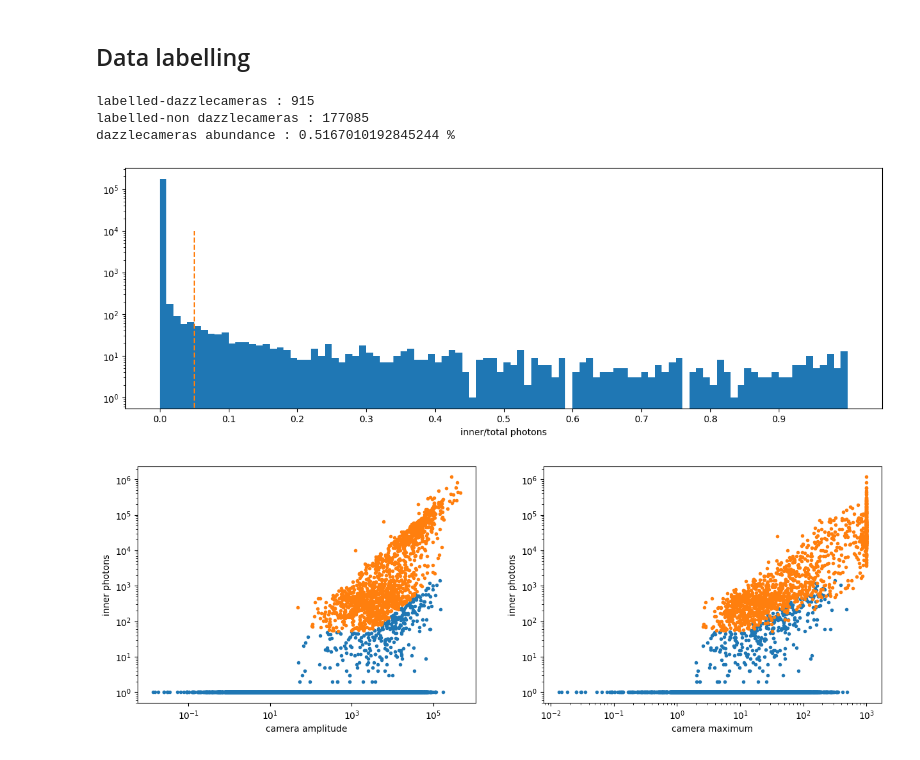
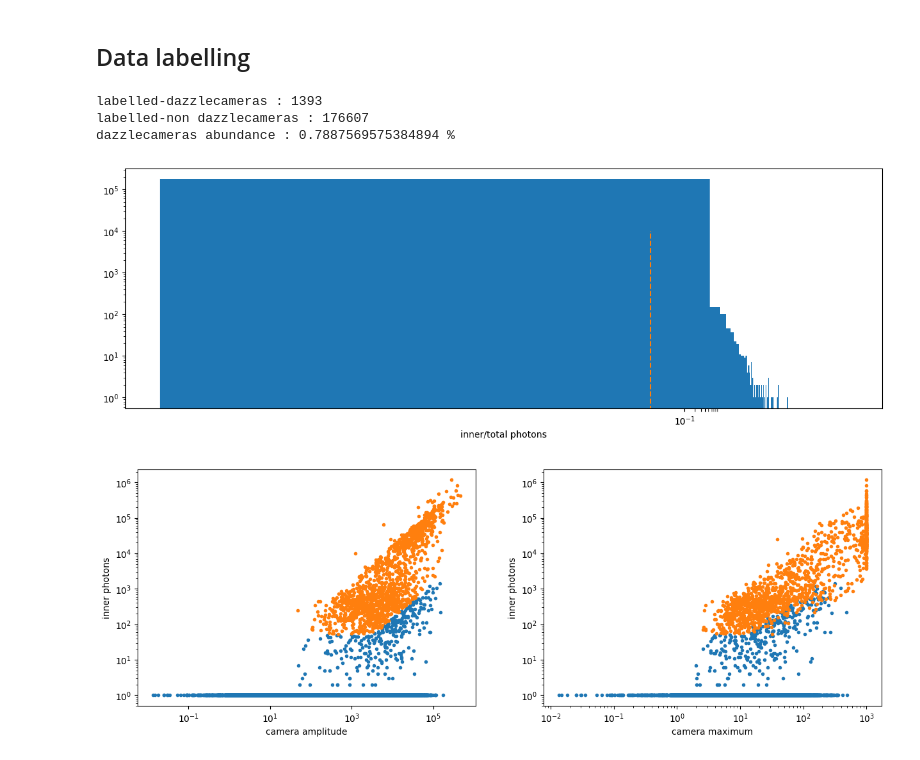
Before and after one commit to chiappo98/blinded_cameras, a Jupyter notebook: supervised_cnn.ipynb, the cells around one changed output. Cells and saved outputs as stored; diff of their text form; code cells hidden in the pictures.

```diff
--- a/supervised_cnn.ipynb
+++ b/supervised_cnn.ipynb
@@ -113,9 +113,9 @@ inner_ph_in_2 = ph_in_2[:,0].reshape(n_cam_in_grain_2, -1)
 inner_ph_in_3 = ph_in_3[:,0].reshape(n_cam_in_grain_3, -1)
 
 # inner_ratio_0 = (ph_in_0[:,0]/ph_in_0[:,1]).reshape(n_cam_in_grain_0, -1)
-inner_ratio_11 = ((ph_in_1[:,0]*0.5)/(ph_in_1[:,1]-(ph_in_1[:,0]*0.5))).reshape(n_cam_in_grain_1, -1)
-inner_ratio_22 = ((ph_in_2[:,0]*0.5)/(ph_in_2[:,1]-(ph_in_2[:,0]*0.5))).reshape(n_cam_in_grain_2, -1)
-inner_ratio_33 = ((ph_in_3[:,0]*0.5)/(ph_in_3[:,1]-(ph_in_3[:,0]*0.5))).reshape(n_cam_in_grain_3, -1)
+inner_ratio_11 = ((ph_in_1[:,0])/(ph_in_1[:,1]-(ph_in_1[:,0]))).reshape(n_cam_in_grain_1, -1)
+inner_ratio_22 = ((ph_in_2[:,0])/(ph_in_2[:,1]-(ph_in_2[:,0]))).reshape(n_cam_in_grain_2, -1)
+inner_ratio_33 = ((ph_in_3[:,0])/(ph_in_3[:,1]-(ph_in_3[:,0]))).reshape(n_cam_in_grain_3, -1)
 inner_ratio_1 = (ph_in_1[:,0]/ph_in_1[:,1]).reshape(n_cam_in_grain_1, -1)
 inner_ratio_2 = (ph_in_2[:,0]/ph_in_2[:,1]).reshape(n_cam_in_grain_2, -1)
 inner_ratio_3 = (ph_in_3[:,0]/ph_in_3[:,1]).reshape(n_cam_in_grain_3, -1)
@@ -163,32 +163,33 @@ fig.set_figwidth(15)
 # %%
 ###### parameters #################
 ph_threshold = 50                 #
-ratio_threshold = 0.05            #
+ratio_threshold = 0.01            #
 ###################################
 
 label = np.zeros(inner_ph_in.shape[0])
 
 for i in np.where( (inner_ratio > ratio_threshold) & (inner_ph_in > ph_threshold) )[0]:
     label[i] = 1
 
 n_dazzled = label[label==1].shape[0]
 n_not_dazzled = label[label==0].shape[0]
 print('labelled-dazzlecameras :', n_dazzled )
 print('labelled-non dazzlecameras :', n_not_dazzled )
 print('dazzlecameras abundance :', 100*n_dazzled/n_not_dazzled, '%')
 
 fig = plt.figure()
-plt.hist(inner_ratio, 100)
+plt.hist(inner_ratio, 10000)
+plt.xscale('log')
 plt.yscale('log')
 plt.xticks(np.arange(0, 1, 0.1))
 plt.plot([ratio_threshold, ratio_threshold],[0,1e4], '--')
 plt.xlabel('inner/total photons')
 fig.set_figwidth(15)
 # %% [output]
-labelled-dazzlecameras : 915
-labelled-non dazzlecameras : 177085
-dazzlecameras abundance : 0.5167010192845244 %
+labelled-dazzlecameras : 1393
+labelled-non dazzlecameras : 176607
+dazzlecameras abundance : 0.7887569575384894 %
-[figure, old version]
+[figure, new version]
 # %%
 data_ = np.concatenate((data_in_1.reshape(-1, cam_side_length**2), data_in_2.reshape(-1, cam_side_length**2)))
 fig, ax = plt.subplots(1,2)
```
Also changed, not shown: parts of 10 cells of this notebook.
